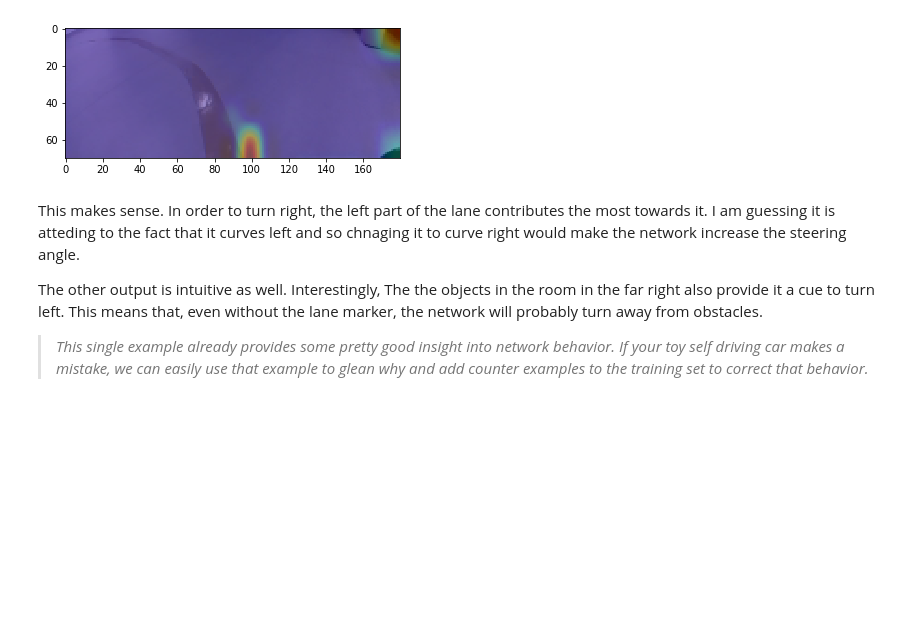
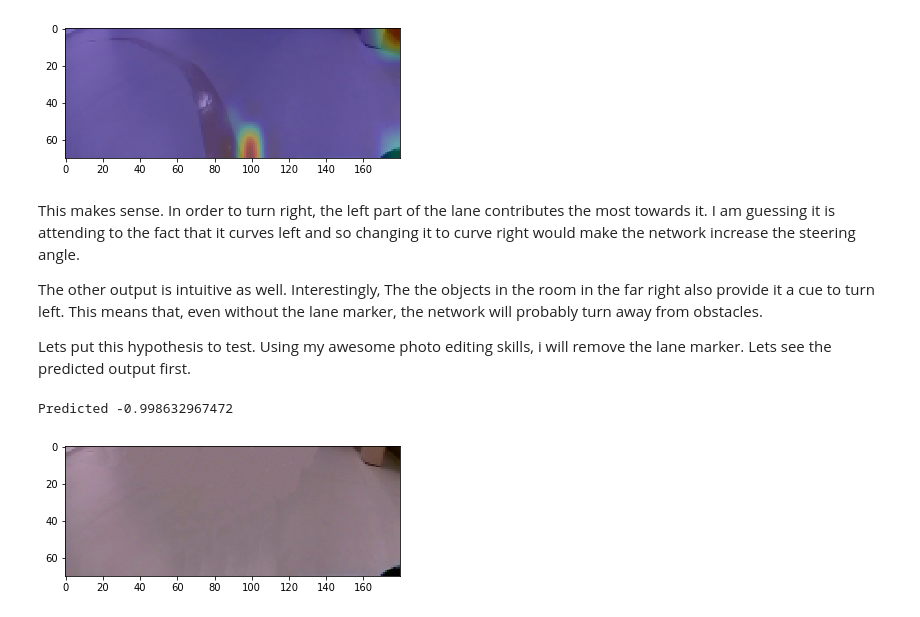
Before and after one commit to raghakot/keras-vis, a Jupyter notebook: applications/self_driving/visualize_attention.ipynb, the cells around one changed output. Drawn from its saved outputs; the diff is of its cells as text; code cells hidden in the pictures; blank space fills up the shorter version.

Commit message:
update self driving example

```diff
--- a/applications/self_driving/visualize_attention.ipynb
+++ b/applications/self_driving/visualize_attention.ipynb
@@ -74,8 +77,23 @@ for target in [-0.5, -1.]:
 [figure]
 [figure]
 # %% [markdown]
-This makes sense. In order to turn right, the left part of the lane contributes the most towards it. I am guessing it is atteding to the fact that it curves left and so chnaging it to curve right would make the network increase the steering angle.
+This makes sense. In order to turn right, the left part of the lane contributes the most towards it. I am guessing it is attending to the fact that it curves left and so changing it to curve right would make the network increase the steering angle.
 
 The other output is intuitive as well. Interestingly, The the objects in the room in the far right also provide it a cue to turn left. This means that, even without the lane marker, the network will probably turn away from obstacles.
 
-> *This single example already provides some pretty good insight into network behavior. If your toy self driving car makes a mistake, we can easily use that example to glean why and add counter examples to the training set to correct that behavior.*
+Lets put this hypothesis to test. Using my awesome photo editing skills, i will remove the lane marker.
+Lets see the predicted output first.
+# %%
+img = utils.load_img('images/blank.png', target_size=(FRAME_H, FRAME_W))
+plt.imshow(img)
+
+# Convert to BGR, create input with batch_size: 1.
+bgr_img = utils.bgr2rgb(img)
+img_input = np.expand_dims(img_to_array(bgr_img), axis=0)
+img_input.shape
+
+pred = model.predict(img_input)[0][0]
+print('Predicted {}'.format(pred))
+# %% [output]
+Predicted -0.998632967472
+[figure, added]
```
Also changed, not shown: parts of 5 cells of this notebook, 1 other file.
